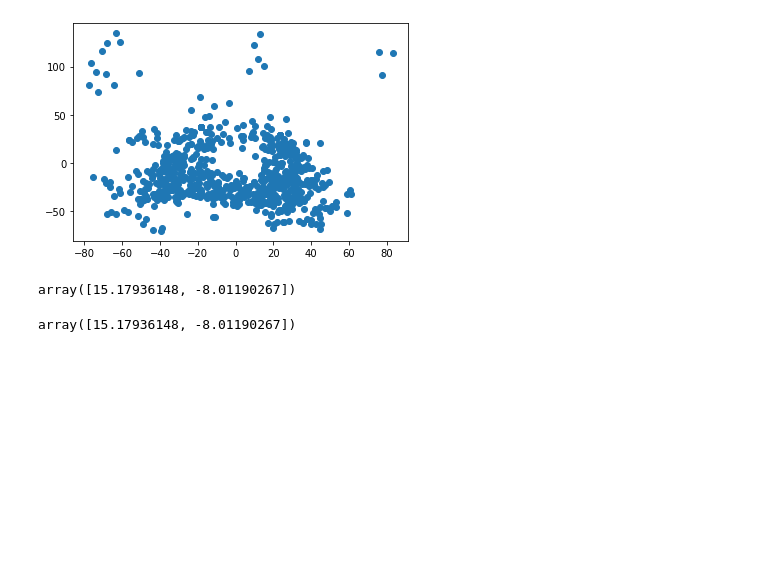
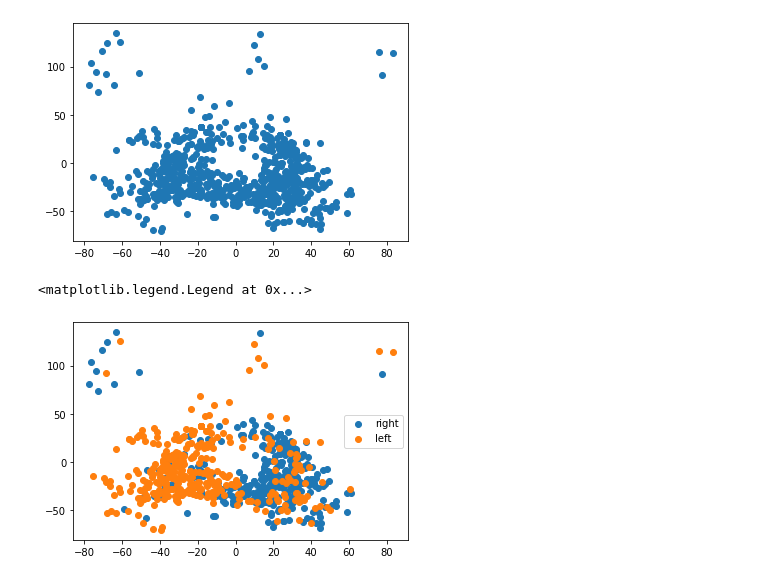
Before and after one commit to MikeDoes/START_HACK_2021, a Jupyter notebook: LoadData.ipynb, the cells around one changed output. Saved outputs shown, nothing was run; the diff lists cells and outputs as text; code cells hidden in the pictures; blank space fills up the shorter version.

```diff
--- a/LoadData.ipynb
+++ b/LoadData.ipynb
@@ -262,11 +252,20 @@ plt.scatter(y.T[:, 0], y.T[:, 1])
 # %% [output]
 <matplotlib.collections.PathCollection at 0x...>
 [figure]
-# %%
-x.T[:, 3:][20]
-# %% [output]
-array([15.17936148, -8.01190267])
-# %%
- y.T[19]
-# %% [output]
-array([15.17936148, -8.01190267])
+# %%
+p_r = []
+for j in dict(df1[['rwn0', 'rwn1']]).values():
+    p_r.append(list(j)[:361])
+p_r = np.array(p_r).T
+
+p_l = []
+for z, j in enumerate(dict(df1[['lwn0', 'lwn1']]).values()):
+    p_l.append(list(j)[:361])
+p_l = np.array(p_l).T
+# %%
+plt.scatter(p_r[:,0], p_r[:,1], label='right')
+plt.scatter(p_l[:,0], p_l[:,1], label='left')
+plt.legend()
+# %% [output]
+<matplotlib.legend.Legend at 0x...>
+[figure, added]
```
Also changed, not shown: parts of 9 cells of this notebook.
